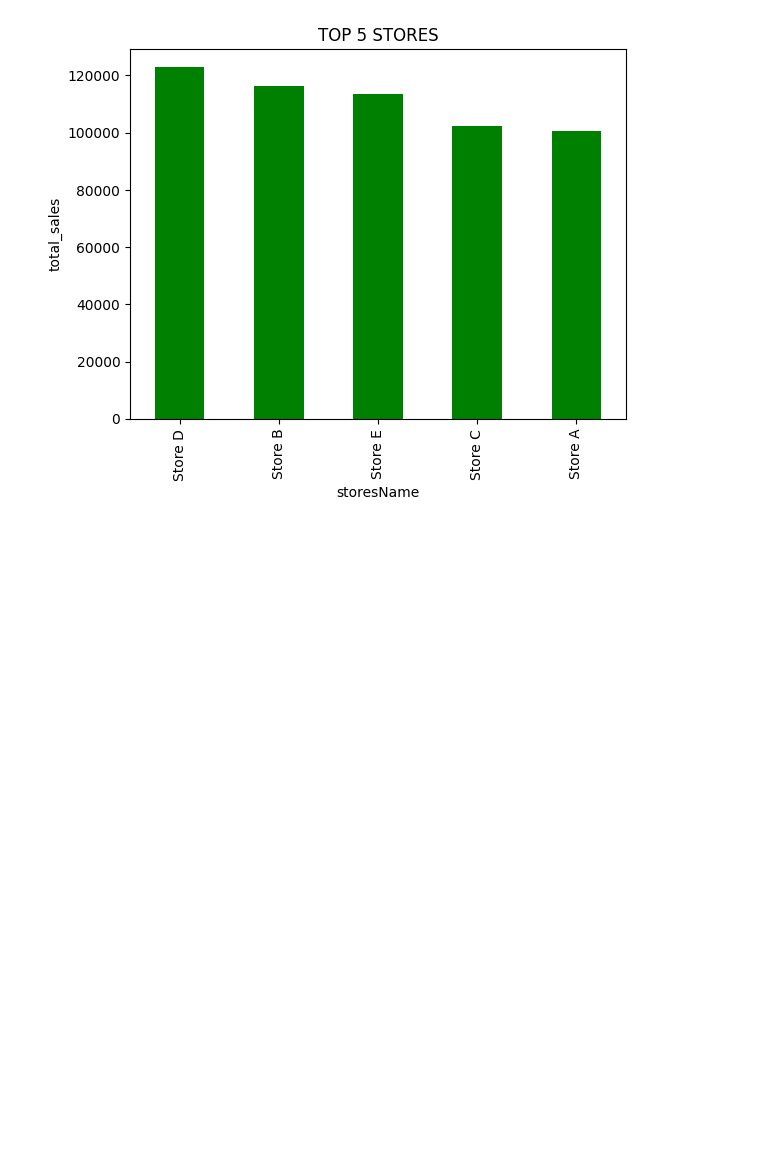
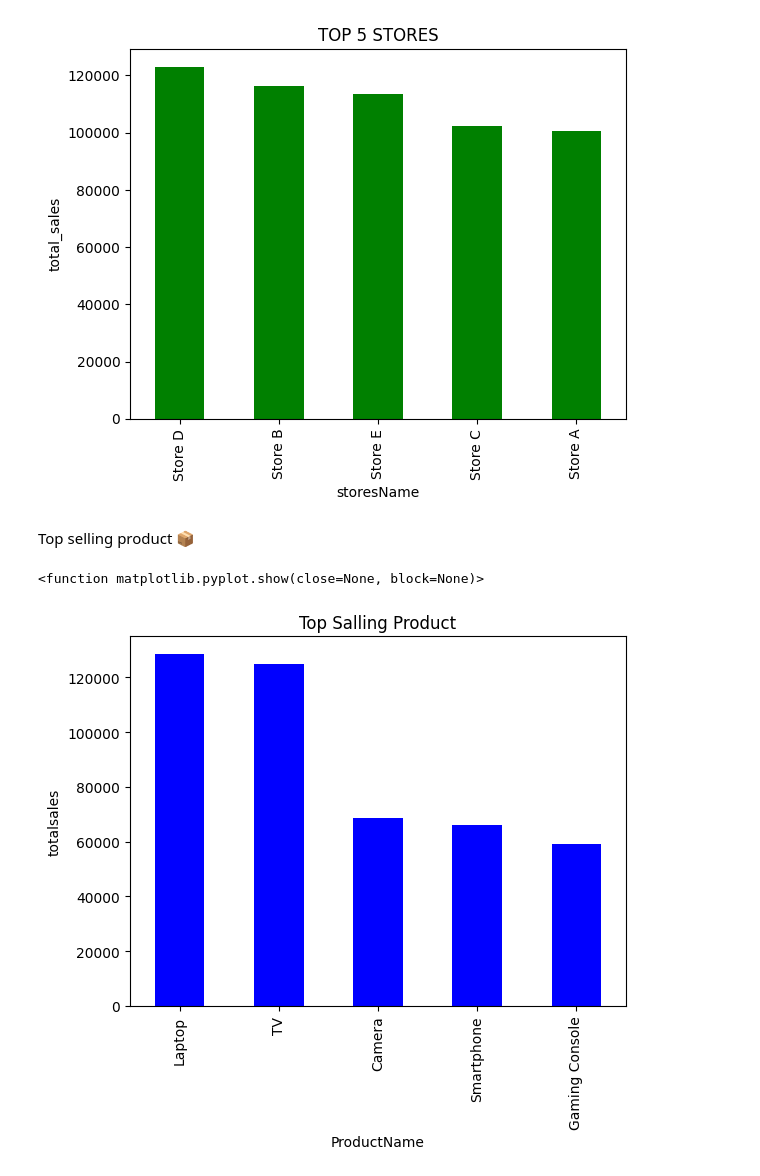
Before and after one commit to nagarneha/sales-analysis-project, a Jupyter notebook: sql_analysis.ipynb, the cells around one changed output. Cells and saved outputs as stored; diff of their text form; code cells hidden in the pictures; blank space fills up the shorter version.

```diff
--- a/sql_analysis.ipynb
+++ b/sql_analysis.ipynb
@@ -394,3 +394,23 @@ plt.ylabel("total_sales")
 plt.show()
 # %% [output]
 [figure]
+# %%
+df = df.rename(columns={"UnitPrice_x": "UnitPrice"})
+# %% [markdown]
+
+Top selling product 📦
+# %%
+df["Revenue"] = df["Quantity"] * df["UnitPrice"]
+top_salling_pro = df.groupby("ProductName")["Revenue"].sum()
+
+top_salling_pro = top_salling_pro.sort_values(ascending=False)
+top_salling = top_salling_pro.head(5)
+top_salling.plot(kind='bar', color ='blue')
+
+plt.title("Top Salling Product")
+plt.xlabel("ProductName")
+plt.ylabel("totalsales")
+plt.show
+# %% [output]
+<function matplotlib.pyplot.show(close=None, block=None)>
+[figure, added]
```
Also changed, not shown: parts of 6 cells of this notebook, 2 other files.
